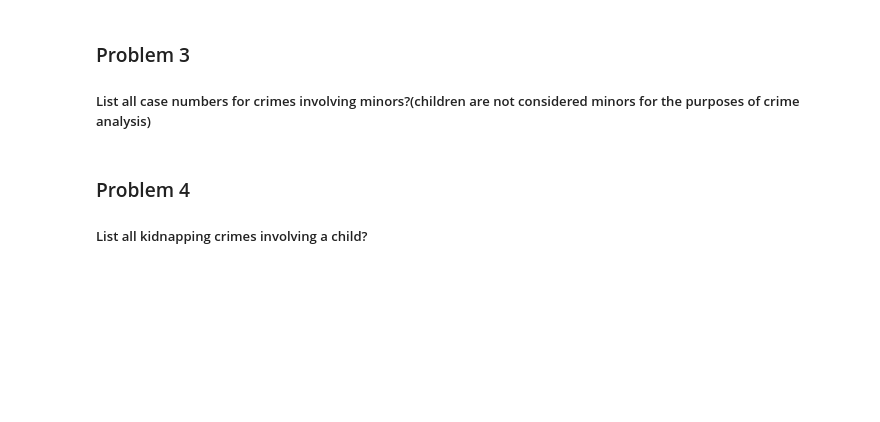
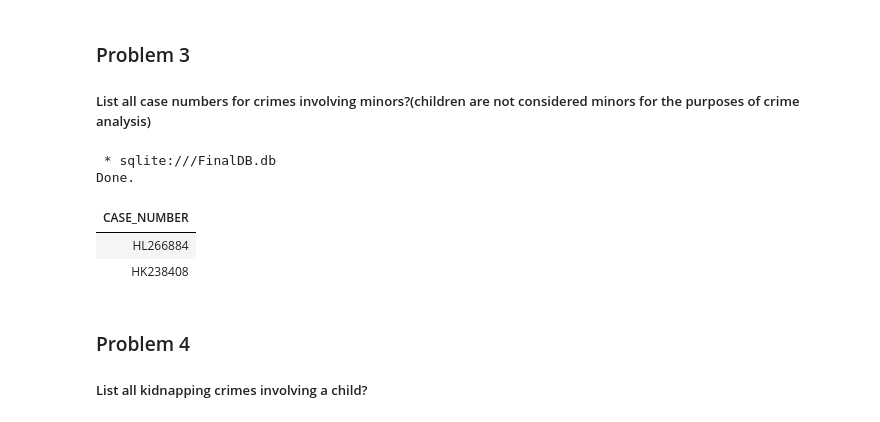
Before and after one commit to tranttha/IBM-DS-Course, a Jupyter notebook: Course 6 Db and SQL /Module 5 Course asm /mod5_final_project.ipynb, the cells around one changed output. Cells and saved outputs as stored; diff of their text form; code cells hidden in the pictures; blank space fills up the shorter version.

```diff
--- a/Course 6 Db and SQL /Module 5 Course asm /mod5_final_project.ipynb
+++ b/Course 6 Db and SQL /Module 5 Course asm /mod5_final_project.ipynb
@@ -147,6 +160,17 @@ Done.
 ### Problem 3
 
 ##### List all case numbers for crimes involving minors?(children are not considered minors for the purposes of crime analysis)
+# %%
+%sql select CASE_NUMBER from crime where DESCRIPTION in \
+    (select distinct(DESCRIPTION) \
+    from crime \
+    where DESCRIPTION like "%MINOR%")
+# %% [output]
+ * sqlite:///FinalDB.db
+Done.
+| CASE_NUMBER |
+| HL266884 |
+| HK238408 |
 # %% [markdown]
 ### Problem 4
 
```
Also changed, not shown: parts of 10 cells of this notebook, 1 other file.
